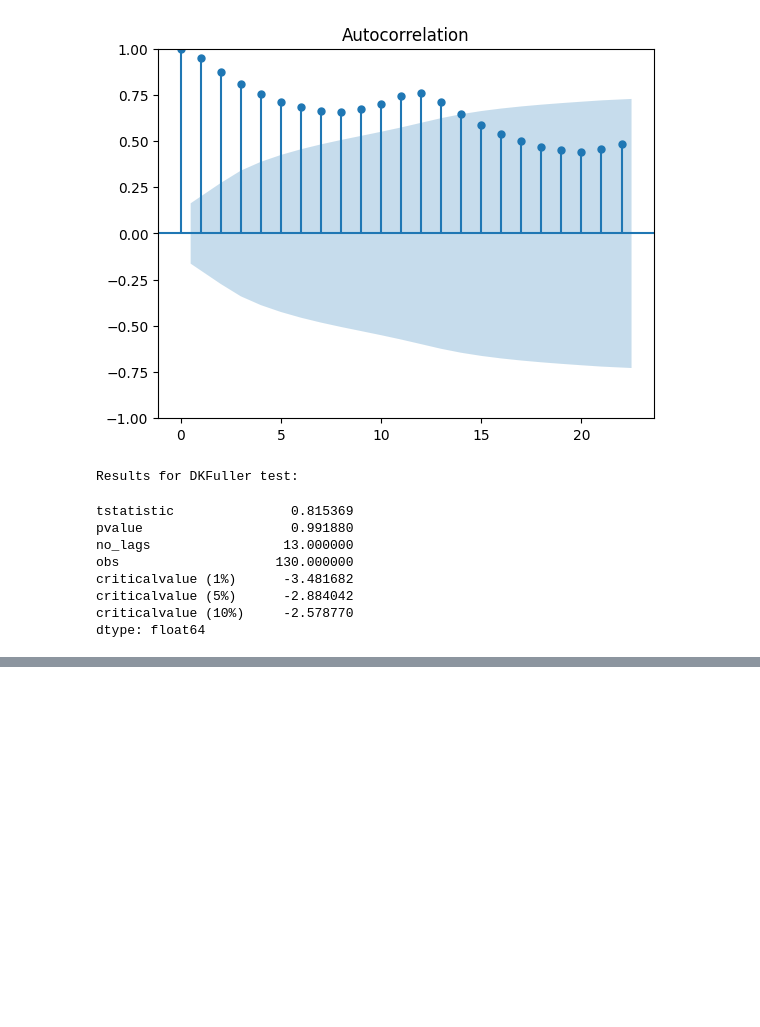
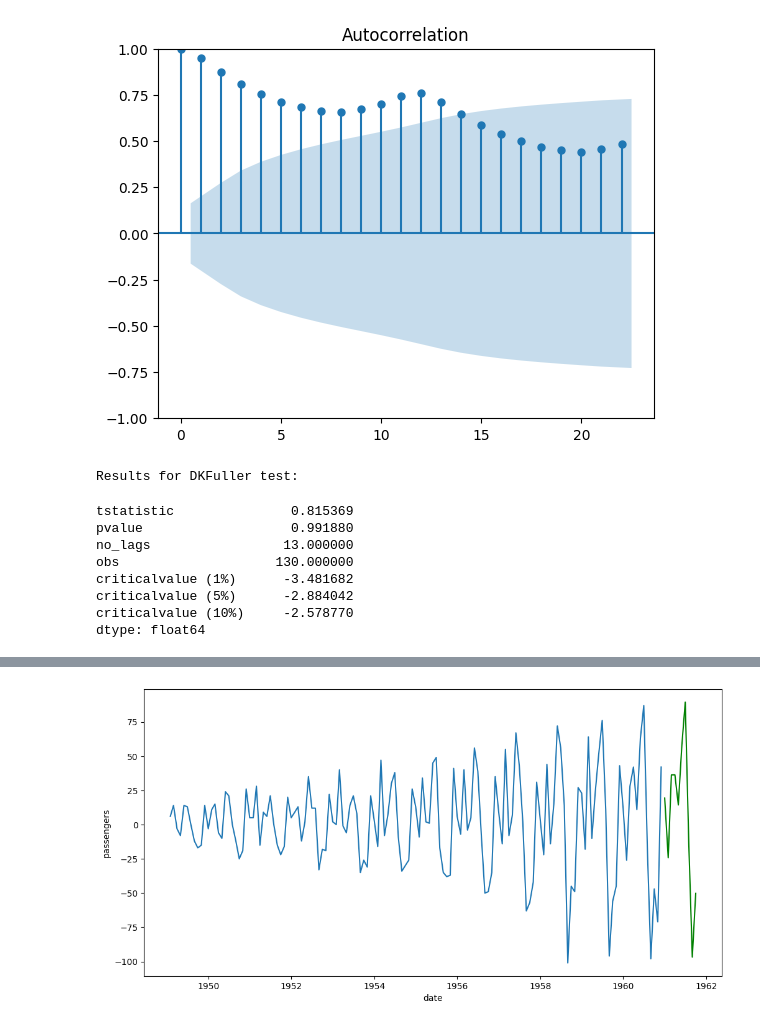
Before and after one commit to arnaldochm/timeseries, a Jupyter notebook: notebooks/Time_Series_Practice.ipynb, the cells around one changed output, grey strips where cells are left out. Saved outputs shown, nothing was run; the diff lists cells and outputs as text; code cells hidden in the pictures; blank space fills up the shorter version.

```diff
--- a/notebooks/Time_Series_Practice.ipynb
+++ b/notebooks/Time_Series_Practice.ipynb
@@ -142,3 +142,7 @@ criticalvalue (1%)      -3.481682
 criticalvalue (5%)      -2.884042
 criticalvalue (10%)     -2.578770
 dtype: float64
+# %%
+ts_final = ts.diff().dropna()
+
+model = auto_arima(ts_final, seasonal=True, trace=True, m=12)
@@ -144,0 +187,3 @@ dtype: float64
+# %%
+forecast = model.predict(10)
+forecast
@@ -144,0 +202,7 @@ dtype: float64
+# %%
+fig, axis = plt.subplots(figsize=(12, 6))
+sns.lineplot(data=ts_final)
+sns.lineplot(data=forecast, c= 'green')
+plt.show()
+# %% [output]
+[figure, added]
```
Also changed, not shown: parts of 3 cells of this notebook.
